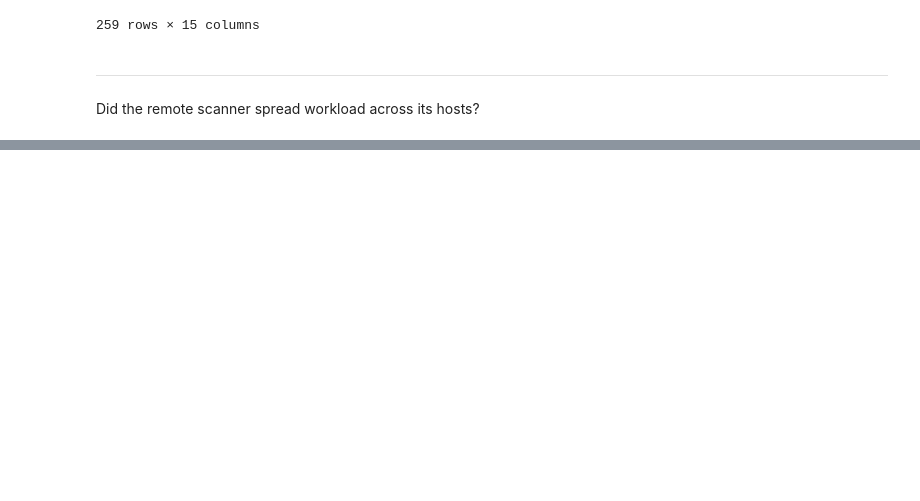
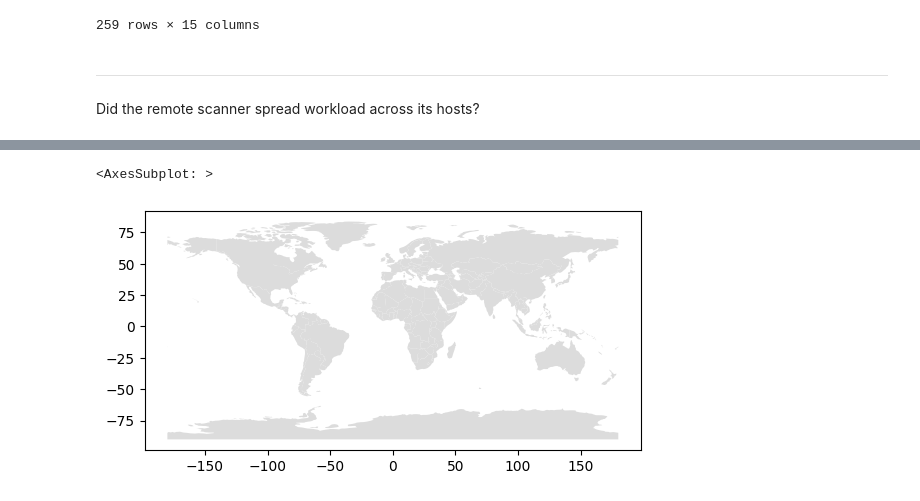
Before and after one commit to aydevmo/my-network-sample, a Jupyter notebook: python/log_processing_01/step51_data_analysis.ipynb, the cells around one changed output, grey strips where cells are left out. Cells and saved outputs as stored; diff of their text form; code cells hidden in the pictures; blank space fills up the shorter version.

Commit message:
Add world map in Jupyter Notebook

```diff
--- a/python/log_processing_01/step51_data_analysis.ipynb
+++ b/python/log_processing_01/step51_data_analysis.ipynb
@@ -362,0 +416,7 @@ plt.show()
+# %%
+world_map = gpd.read_file(gpd.datasets.get_path("naturalearth_lowres"))
+
+world_map.plot(color="gainsboro")
+# %% [output]
+<AxesSubplot: >
+[figure, added]
```
Also changed, not shown: parts of 6 cells of this notebook, 1 other file.
